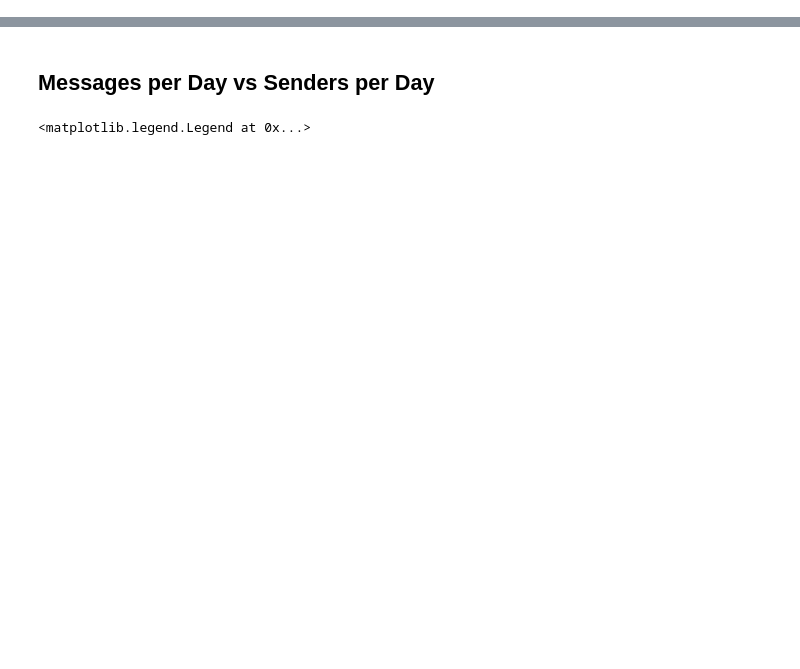
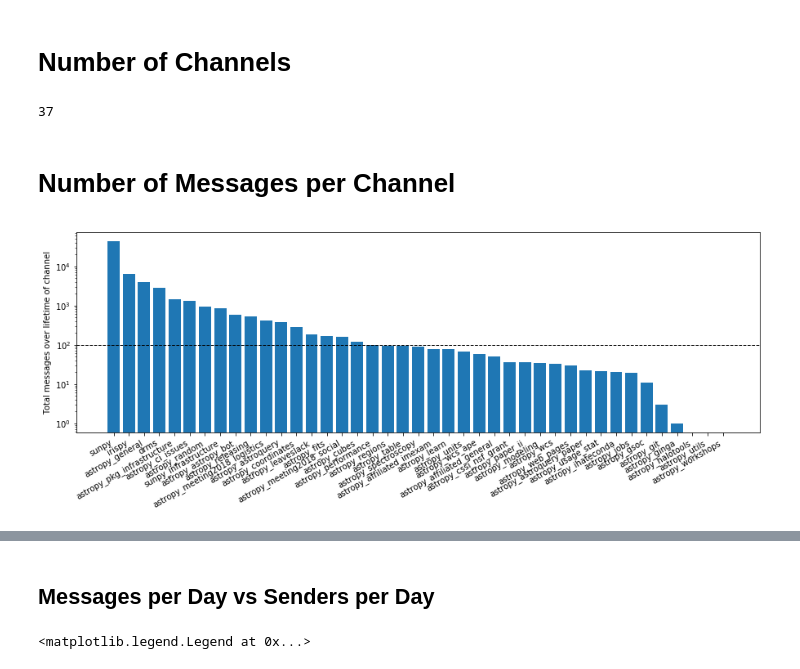
Before and after one commit to Cadair/chat_stats, a Jupyter notebook: astropy_sunpy.ipynb, the cells around one changed output, grey strips where cells are left out. Cells and saved outputs as stored; diff of their text form; code cells hidden in the pictures; blank space fills up the shorter version.

```diff
--- a/astropy_sunpy.ipynb
+++ b/astropy_sunpy.ipynb
@@ -52,3 +51,28 @@ all_messages = {group: pd.concat(gmessages).reset_index(level=0) for group, gmes
+# %% [markdown]
+# Number of Channels
+# %%
+len(messages['astropy'])
+# %% [output]
+37
+# %% [markdown]
+# Number of Messages per Channel
+# %%
+def get_len_key(adict, reverse=True):
+    n_messages = {}
+    for k in sorted(adict, key=lambda k: len(adict[k]), reverse=reverse):
+        m = adict[k]
+        n_messages[k] = len(m)
+    return n_messages
+# %%
+fig = plt.figure(figsize=(15,5))
+n_messages = get_len_key(flatten_dicts(messages))
+plt.bar(list(range(len(n_messages))), list(n_messages.values()), tick_label=list(n_messages.keys()))
+fig.autofmt_xdate()
+plt.axhline(100, linestyle="--", linewidth=1, color="k")
+plt.semilogy()
+_ = plt.ylabel("Total messages over lifetime of channel")
+# %% [output]
+[figure, added]
 # %%
 print_sorted_len(flatten_dicts(messages))
 # %% [output]
```
Also changed, not shown: parts of 16 cells of this notebook, 3 other files.
